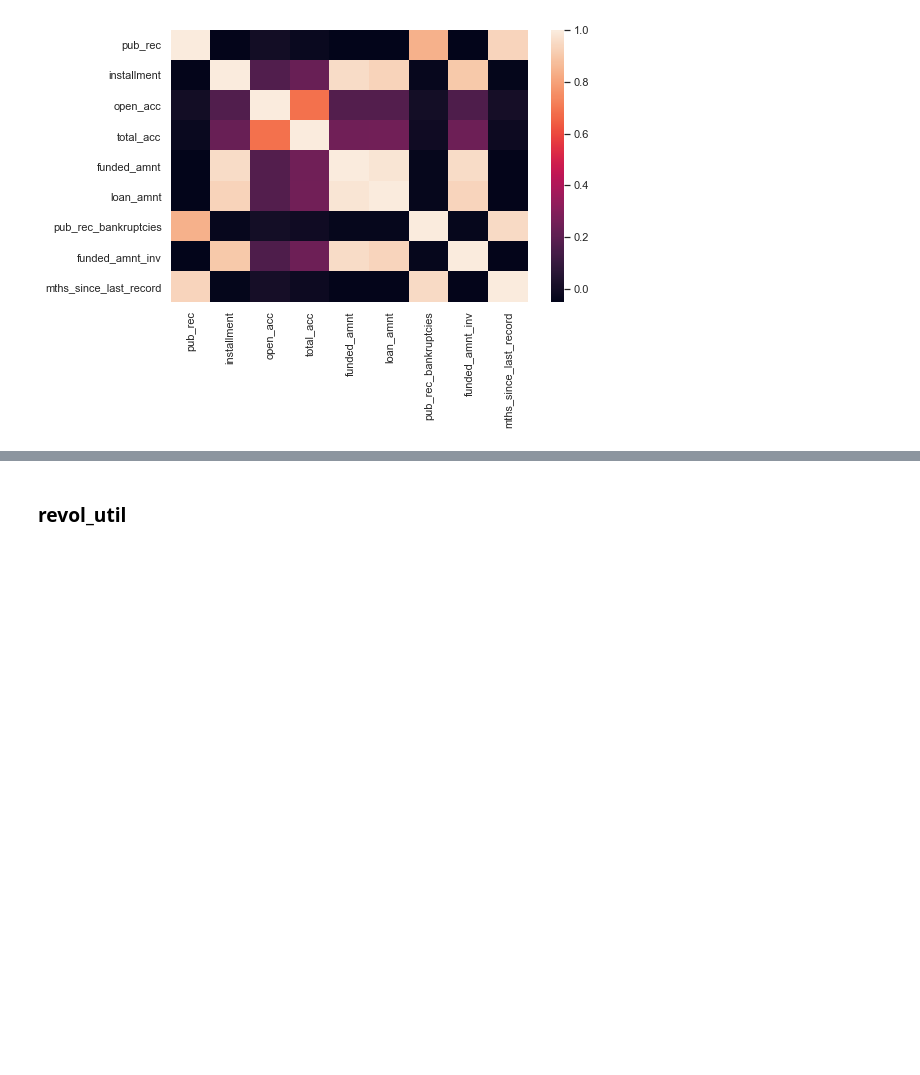
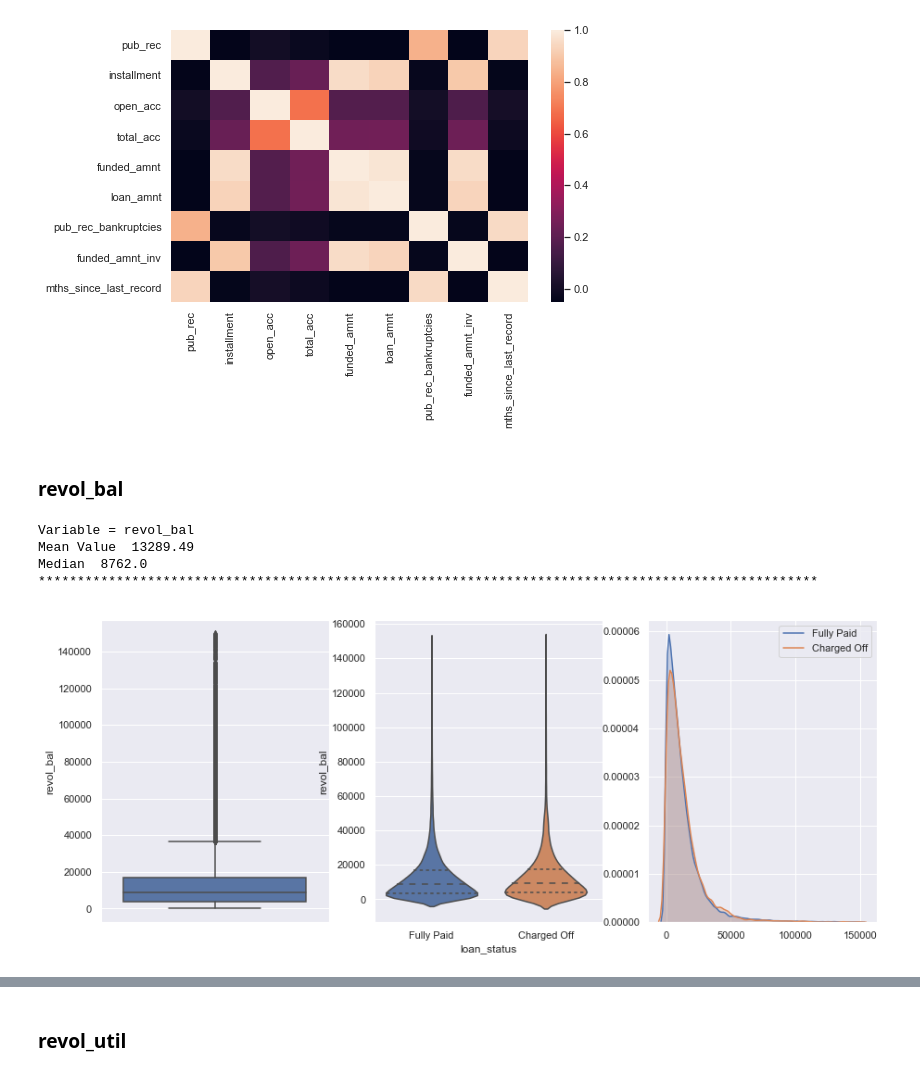
Before and after one commit to saneshashank/course2-GP1, a Jupyter notebook: loan_EDA.ipynb, the cells around one changed output, grey strips where cells are left out. Cells and saved outputs as stored; diff of their text form; code cells hidden in the pictures; blank space fills up the shorter version.

```diff
--- a/loan_EDA.ipynb
+++ b/loan_EDA.ipynb
@@ -396,3 +406,13 @@ def bubble_plot(x , y , z ,percent):
         plt.text(x[i] ,y[i], s= percent[i].round(2) , ha = 'left', va = 'center', fontsize = 12)
 
     plt.show()
+# %% [markdown]
+### revol_bal
+# %%
+uni_analysis_num(loan_df[['revol_bal', 'loan_status']])
+# %% [output]
+Variable = revol_bal
+Mean Value  13289.49
+Median  8762.0
+****************************************************************************************************
+[figure, added]
```
Also changed, not shown: parts of 15 cells of this notebook.
